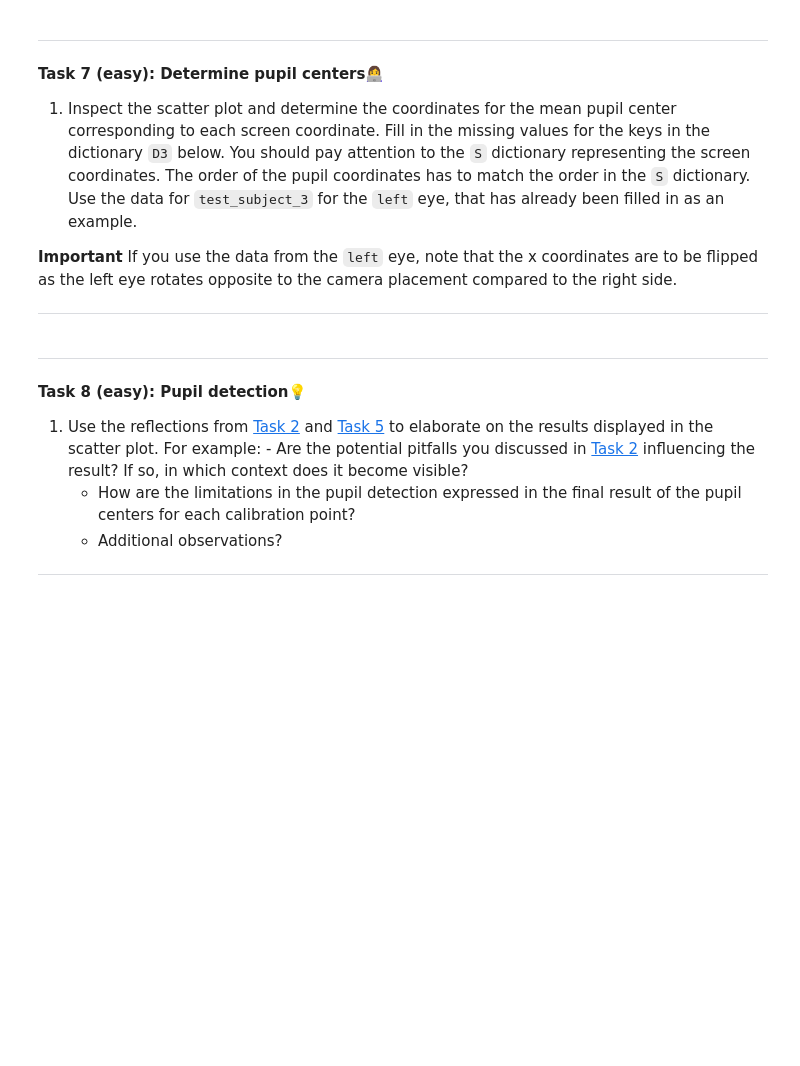
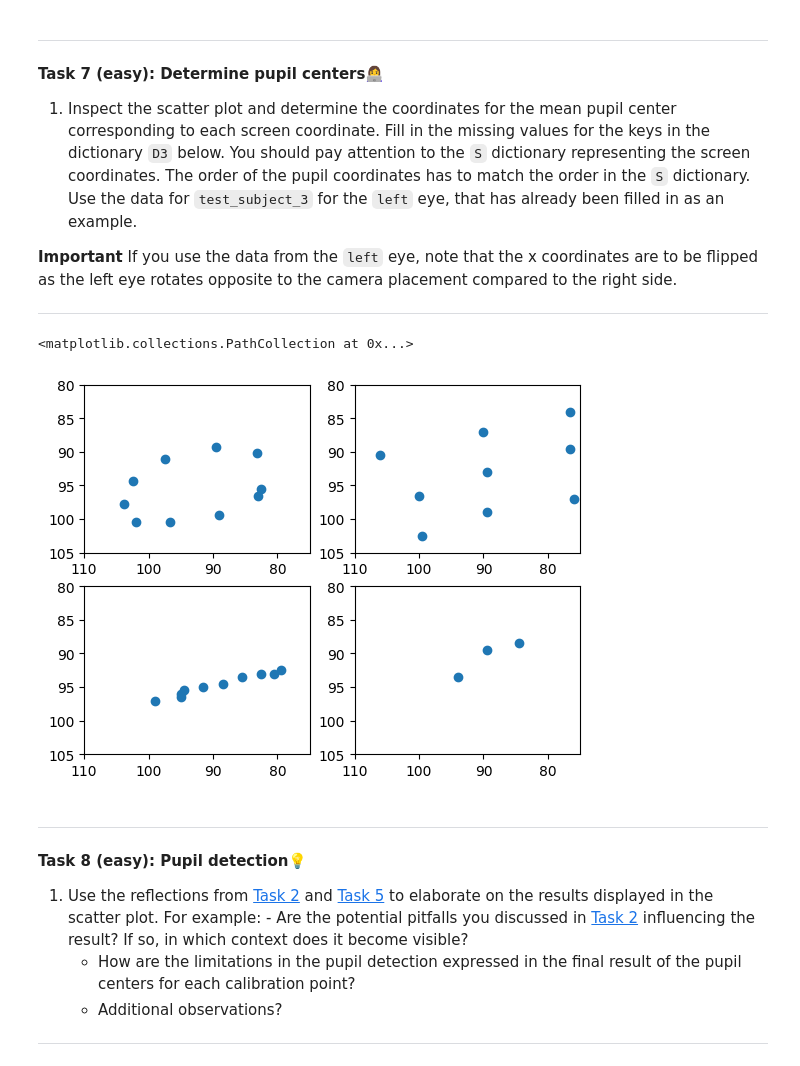
Before and after one commit to simontitk/machine-learning, a Jupyter notebook: 01-data-preprocessing.ipynb, the cells around one changed output. Saved outputs shown, nothing was run; the diff lists cells and outputs as text; code cells hidden in the pictures; blank space fills up the shorter version.

```diff
--- a/01-data-preprocessing.ipynb
+++ b/01-data-preprocessing.ipynb
@@ -695,4 +743,22 @@ D = {
 }
+# %%
+arr = D["group-28-tobias"]["circle"]
+arr2 = D["group-28-tobias"]["grid"]
+arr3 = D["group-28-tobias"]["line"]
+arr4 = D["group-28-tobias"]["random"]
+
+fig, ax = plt.subplots(2,2)
+ax[0][0].set(xlim=(110, 75), ylim=(105, 80))
+ax[0][0].scatter(arr[:, 0], arr[:, 1])
+ax[0][1].set(xlim=(110, 75), ylim=(105, 80))
+ax[0][1].scatter(arr2[:, 0], arr2[:, 1])
+ax[1][0].set(xlim=(110, 75), ylim=(105, 80))
+ax[1][0].scatter(arr3[:, 0], arr3[:, 1])
+ax[1][1].set(xlim=(110, 75), ylim=(105, 80))
+ax[1][1].scatter(arr4[:, 0], arr4[:, 1])
+# %% [output]
+<matplotlib.collections.PathCollection at 0x...>
+[figure, added]
 # %%
 test_subject = 'test_subject_3' # change the variable 'test_subject* in accordance to the naming of the folder containing your data and run
 iml_util.save_coordinates_to_csv(S, test_subject, 'screen')
```
Also changed, not shown: parts of 6 cells of this notebook.
